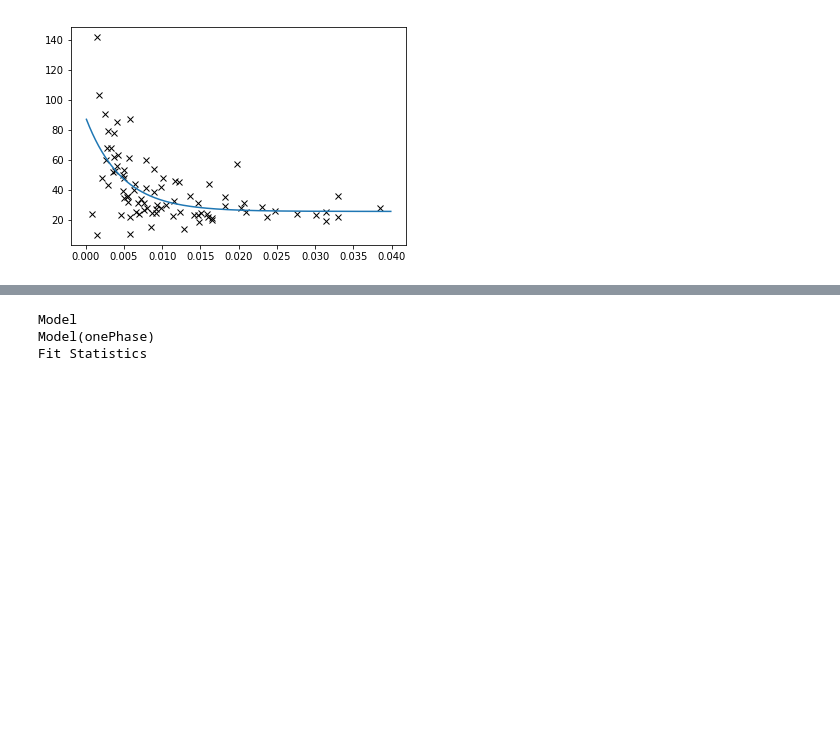
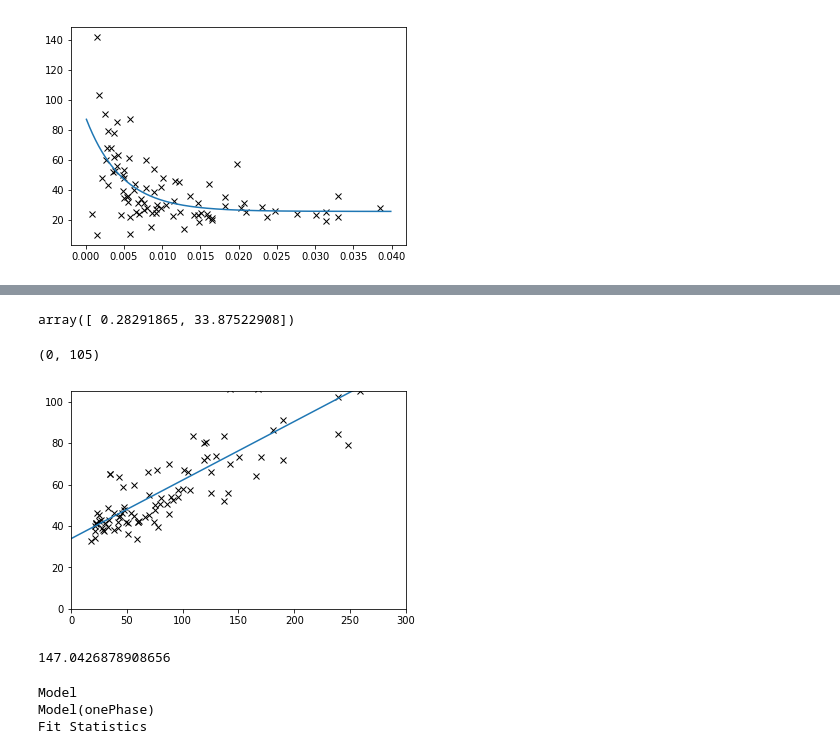
Before and after one commit to Melclic/HMG, a Jupyter notebook: webCH/libCH/fit_CD/fit_CD.ipynb, the cells around one changed output, grey strips where cells are left out. Saved outputs shown, nothing was run; the diff lists cells and outputs as text; code cells hidden in the pictures; blank space fills up the shorter version.

```diff
--- a/webCH/libCH/fit_CD/fit_CD.ipynb
+++ b/webCH/libCH/fit_CD/fit_CD.ipynb
@@ -256,6 +300,33 @@ for row in csv.DictReader(open("ou.csv")):
             all_data[i].append(float(row[i]))
         except ValueError:
             print(row[i])
+# %%
+dt_min = [np.log(2)/i for i in all_data['mu_min']]
+# %%
+def f(x, p1, p2):
+    return x*p1+p2
+# %%
+from scipy import optimize
+params, params_covariance = optimize.curve_fit(f,
+                                               dt_min,
+                                               all_data['C_min'],
+                                               p0=[3.0, -80.0])
+# %%
+params
+# %% [output]
+array([ 0.28291865, 33.87522908])
+# %%
+plt.plot(dt_min, all_data['C_min'], 'x', color='black')
+plt.plot(np.arange(0.0, 700.0, 1.0), [f(i, params[0], params[1]) for i in np.arange(0.0, 700.0, 1.0)])
+plt.xlim([0,300])
+plt.ylim([0,105])
+# %% [output]
+(0, 105)
+[figure, added]
+# %%
+f(400.0, params[0], params[1])
+# %% [output]
+147.0426878908656
 # %%
 from lmfit import Model
 model = Model(onePhase)
```
Also changed, not shown: parts of 11 cells of this notebook, 1 other file.
